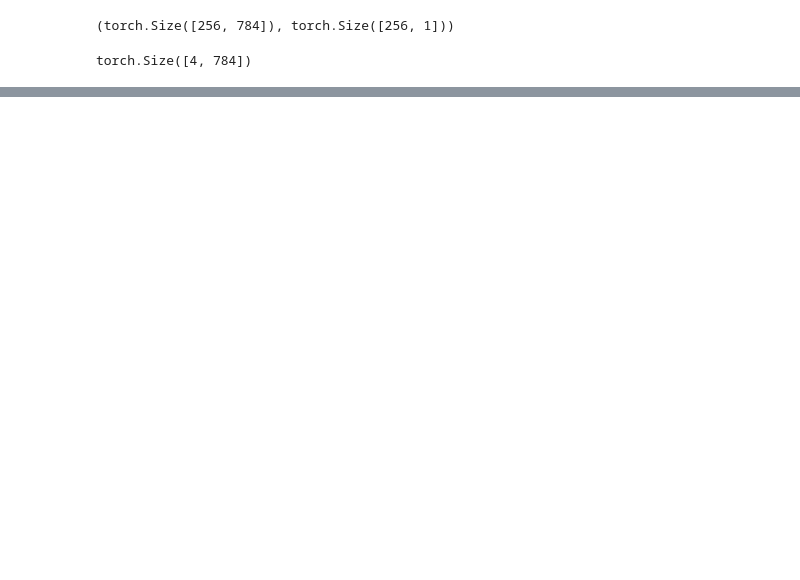
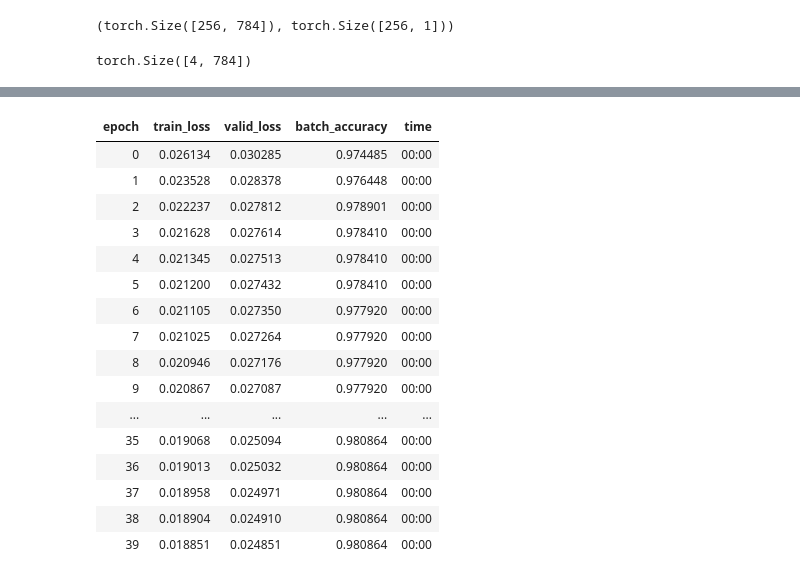
Before and after one commit to jamesliudotcc/fast_ai, a Jupyter notebook: Build_a_digit_classifier.ipynb, the cells around one changed output, grey strips where cells are left out. Drawn from its saved outputs; the diff is of its cells as text; code cells hidden in the pictures; blank space fills up the shorter version.

```diff
--- a/Build_a_digit_classifier.ipynb
+++ b/Build_a_digit_classifier.ipynb
@@ -273,0 +340,19 @@ def calc_grad(xb, yb, model):
+# %%
+class BasicOptim:
+    def __init__(self, params, lr): self.params, self.lr = list(params), lr
+
+    def step(self, *args, **kwargs):
+        for p in self.params: p.data -= p.grad.data * self.lr
+
+    def zero_grad(self, *args, **kwargs):
+        for p in self.params: p.grad = None
+
+lr = 1.
+
+opt = BasicOptim(linear_model.parameters(), lr)
+
+def train_epoch(model):
+    for xb, yb in dl:
+        calc_grad(xb, yb, model)
+        opt.step()
+        opt.zero_grad()
@@ -273,0 +381,6 @@ def calc_grad(xb, yb, model):
+# %%
+dls = DataLoaders(dl, valid_dl)
+
+learn = Learner(dls, nn.Linear(28*28,1), opt_func=SGD, loss_func=mnist_loss, metrics=batch_accuracy)
+
+learn.fit(10, lr=lr)
@@ -273,0 +401,28 @@ def calc_grad(xb, yb, model):
+# %%
+simple_net = nn.Sequential(
+    nn.Linear(28*28,30),
+    nn.ReLU(),
+    nn.Linear(30,1)
+)
+
+learner = Learner(dls, simple_net, opt_func=SGD, loss_func=mnist_loss, metrics=batch_accuracy)
+
+learn.fit(40,0.1)
+# %% [output]
+| epoch | train_loss | valid_loss | batch_accuracy | time |
+| 0 | 0.026134 | 0.030285 | 0.974485 | 00:00 |
+| 1 | 0.023528 | 0.028378 | 0.976448 | 00:00 |
+| 2 | 0.022237 | 0.027812 | 0.978901 | 00:00 |
+| 3 | 0.021628 | 0.027614 | 0.978410 | 00:00 |
+| 4 | 0.021345 | 0.027513 | 0.978410 | 00:00 |
+| 5 | 0.021200 | 0.027432 | 0.978410 | 00:00 |
+| 6 | 0.021105 | 0.027350 | 0.977920 | 00:00 |
+| 7 | 0.021025 | 0.027264 | 0.977920 | 00:00 |
+| 8 | 0.020946 | 0.027176 | 0.977920 | 00:00 |
+| 9 | 0.020867 | 0.027087 | 0.977920 | 00:00 |
+| ... | ... | ... | ... | ... |
+| 35 | 0.019068 | 0.025094 | 0.980864 | 00:00 |
+| 36 | 0.019013 | 0.025032 | 0.980864 | 00:00 |
+| 37 | 0.018958 | 0.024971 | 0.980864 | 00:00 |
+| 38 | 0.018904 | 0.024910 | 0.980864 | 00:00 |
+| 39 | 0.018851 | 0.024851 | 0.980864 | 00:00 |
```
Also changed, not shown: parts of 31 cells of this notebook.
